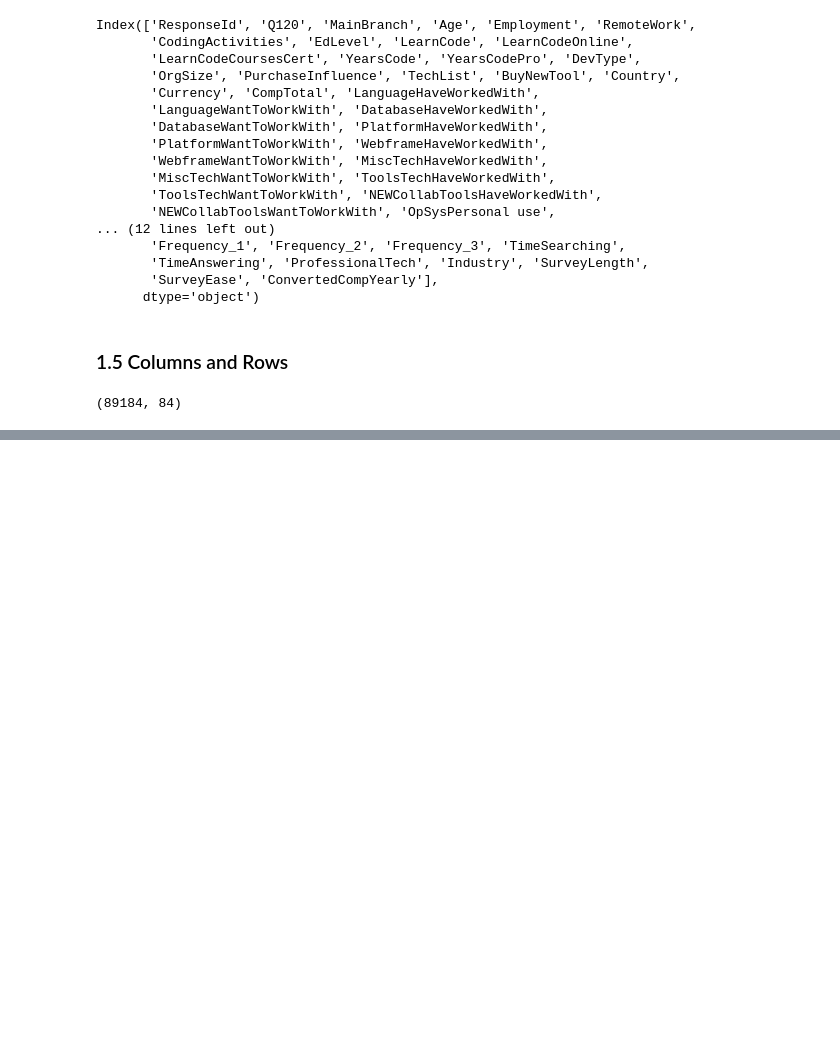
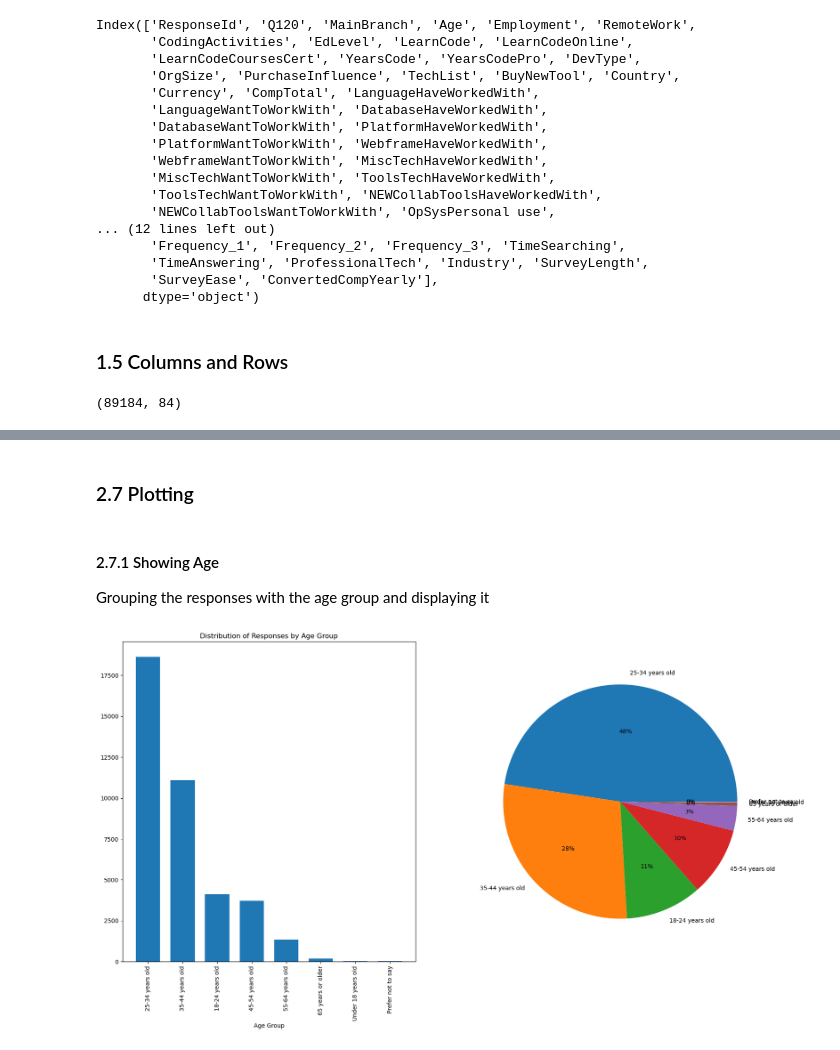
Before and after one commit to mariosantos2023410/Final-Project_Salary-Prediction-Calculator, a Jupyter notebook: salary_prediction_calculator.ipynb, the cells around one changed output, grey strips where cells are left out. Saved outputs shown, nothing was run; the diff lists cells and outputs as text; code cells hidden in the pictures; blank space fills up the shorter version.

Commit message:
refactor: :art: 2. Feature Engineering
For this section, I have refactor the feature engineering, in there, there are 66 cells with where we deal with missin values, plotting, outliers and so on.

```diff
--- a/salary_prediction_calculator.ipynb
+++ b/salary_prediction_calculator.ipynb
@@ -88,0 +95,4 @@ df.shape
+# %%
+df = df.rename({"ConvertedCompYearly": "Salary"}, axis=1)
+df = df[df["Salary"].notnull()]
+df.isna().sum().sort_values(ascending=False)
@@ -88,0 +118,3 @@ df.shape
+# %%
+df = df[["Country", "Age", "EdLevel", "YearsCodePro", "Employment", "RemoteWork", "Salary"]]
+df.head()
@@ -88,0 +166,3 @@ df.shape
+# %%
+df=df.dropna()
+df.isna().sum()
@@ -88,0 +180,4 @@ df.shape
+# %%
+df = df[df["Employment"]=="Employed, full-time"]
+df = df.drop("Employment",axis=1)
+df.info()
@@ -88,0 +198,25 @@ df.shape
+# %% [markdown]
+### 2.7 Plotting
+# %% [markdown]
+#### 2.7.1 Showing Age
+
+Grouping the responses with the age group and displaying it
+# %%
+age = df["Age"].value_counts()
+
+label = age.index
+value = age.values
+
+plt.figure(figsize=(20, 10))
+plt.subplot(1,2,1)
+plt.bar(label, value, width=0.7)
+plt.xticks(rotation=90)
+plt.title('Distribution of Responses by Age Group')
+plt.xlabel('Age Group')
+
+plt.subplot(1,2,2)
+plt.pie(x=value, labels=label, autopct='%.0f%%')
+
+plt.show()
+# %% [output]
+[figure, added]
```
Also changed, not shown: parts of 64 cells of this notebook, 2 other files.
